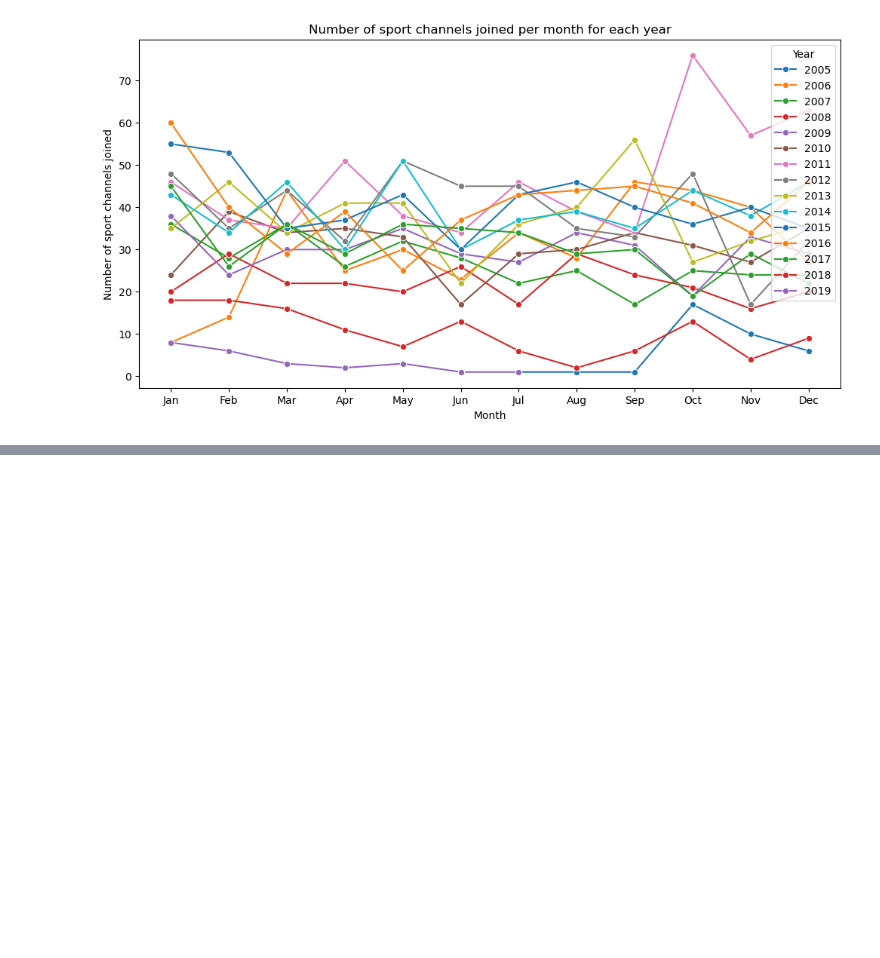
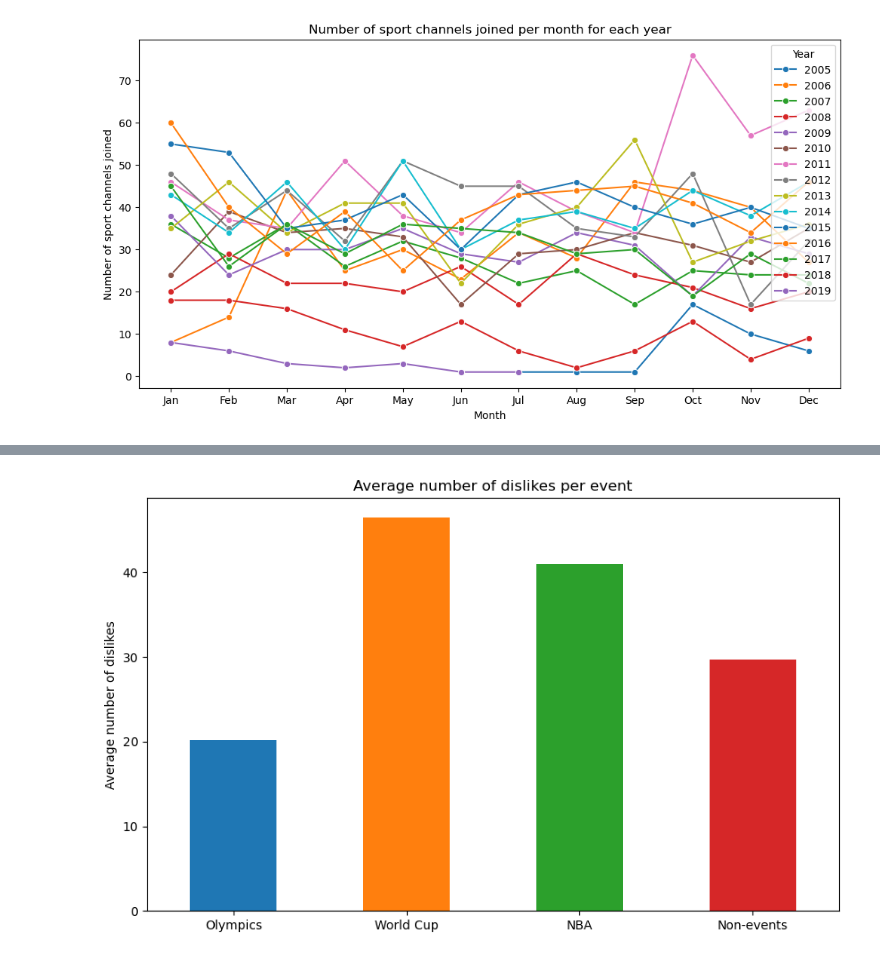
Before and after one commit to epfl-ada/ada-2024-project-robodatapioneers2024, a Jupyter notebook: initial_analysis.ipynb, the cells around one changed output, grey strips where cells are left out. Saved outputs shown, nothing was run; the diff lists cells and outputs as text; code cells hidden in the pictures; blank space fills up the shorter version.

```diff
--- a/initial_analysis.ipynb
+++ b/initial_analysis.ipynb
@@ -208,0 +325,17 @@ plt.show()
+# %%
+# Average number of dislikes per event
+plt.figure(figsize=(10, 6))
+colors = sns.color_palette("tab10")
+event_dislikes = pd.Series({
+    "Olympics": df_olympics["dislike_count"].mean(),
+    "World Cup": df_world_cup["dislike_count"].mean(),
+    "NBA": df_nba["dislike_count"].mean(),
+    "Non-events": df_vd_non_events["dislike_count"].mean()
+})
+event_dislikes.plot(kind="bar", color=colors)
+plt.title("Average number of dislikes per event")
+plt.ylabel("Average number of dislikes")
+plt.xticks(rotation=0)
+plt.show()
+# %% [output]
+[figure, added]
```
Also changed, not shown: parts of 40 cells of this notebook, 3 other files.
